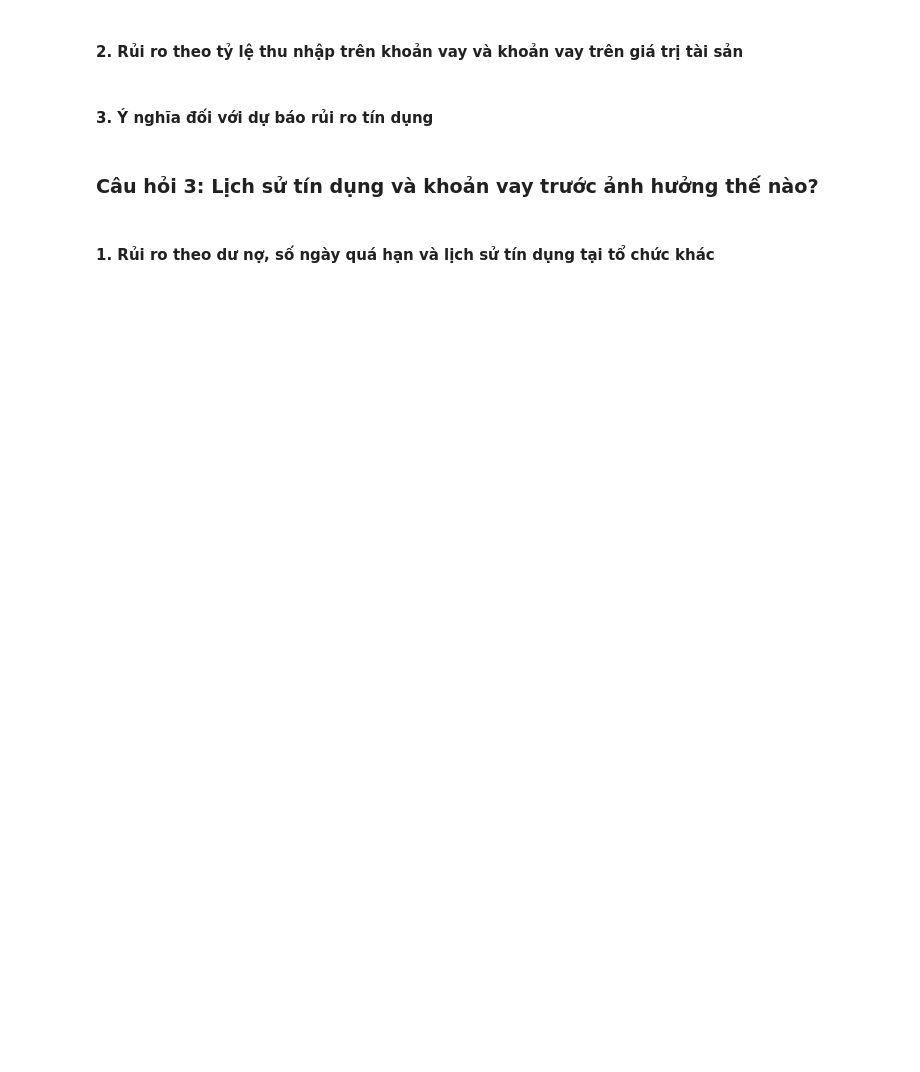
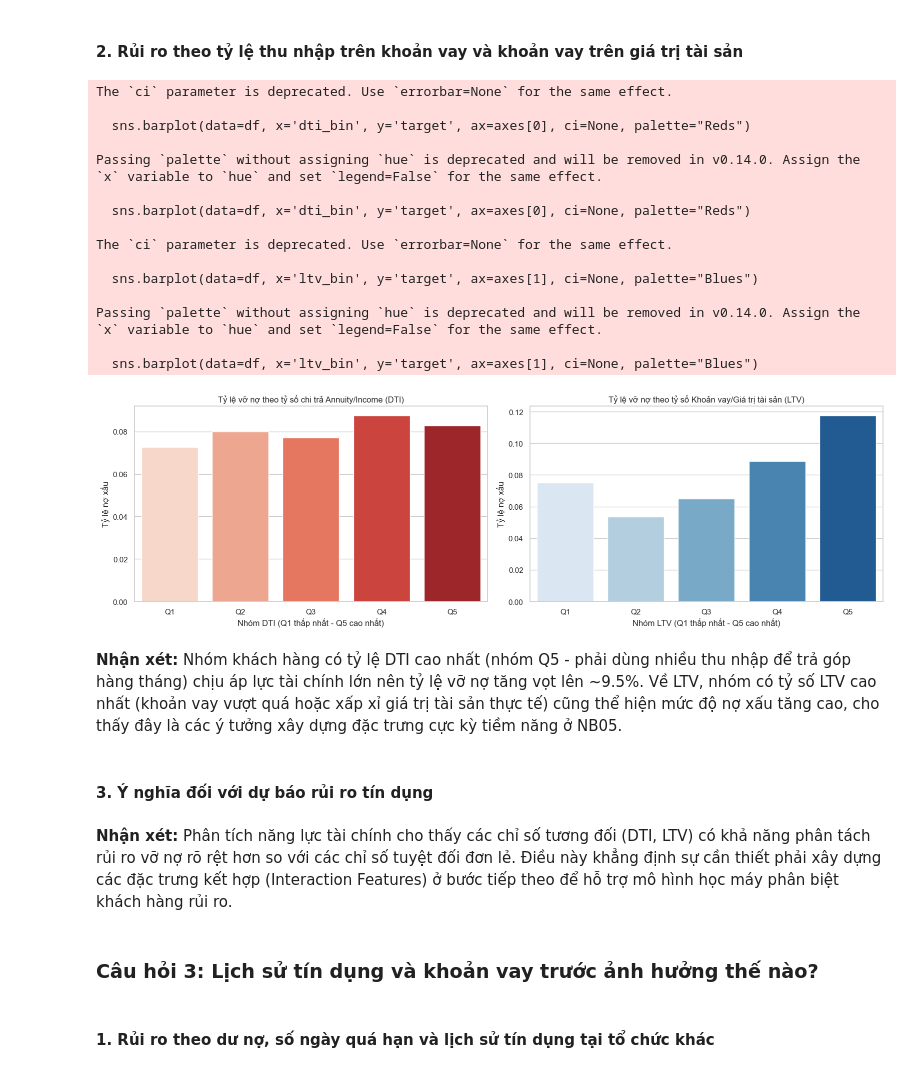
Before and after one commit to thanhhung9720001-collab/credit-risk-classifier, a Jupyter notebook: notebooks/04_eda_visualization.ipynb, the cells around one changed output. Drawn from its saved outputs; the diff is of its cells as text; code cells hidden in the pictures; blank space fills up the shorter version.

```diff
--- a/notebooks/04_eda_visualization.ipynb
+++ b/notebooks/04_eda_visualization.ipynb
@@ -45,7 +288,51 @@ DỰ ÁN: XÂY DỰNG MÔ HÌNH PHÂN LOẠI VÀ DỰ BÁO RỦI RO KHÁCH HÀNG
 # %% [markdown]
 #### 2. Rủi ro theo tỷ lệ thu nhập trên khoản vay và khoản vay trên giá trị tài sản
+# %%
+# Tạo 2 biến tỷ lệ tài chính phái sinh trong bộ nhớ để làm EDA
+df['dti'] = df['amt_annuity'] / (df['amt_income_total'] + 1) # Nợ trả hàng năm / Thu nhập năm
+df['ltv'] = df['amt_credit'] / (df['amt_goods_price'] + 1)   # Khoản vay / Giá trị tài sản mua
+
+# Phân nhóm 5 khoảng
+df['dti_bin'] = pd.qcut(df['dti'].dropna(), q=5, labels=['Q1', 'Q2', 'Q3', 'Q4', 'Q5'])
+df['ltv_bin'] = pd.qcut(df['ltv'].dropna(), q=5, labels=['Q1', 'Q2', 'Q3', 'Q4', 'Q5'])
+
+fig, axes = plt.subplots(1, 2, figsize=(16, 5))
+
+sns.barplot(data=df, x='dti_bin', y='target', ax=axes[0], ci=None, palette="Reds")
+axes[0].set_title("Tỷ lệ vỡ nợ theo tỷ số chi trả Annuity/Income (DTI)")
+axes[0].set_xlabel("Nhóm DTI (Q1 thấp nhất - Q5 cao nhất)")
+axes[0].set_ylabel("Tỷ lệ nợ xấu")
+
+sns.barplot(data=df, x='ltv_bin', y='target', ax=axes[1], ci=None, palette="Blues")
+axes[1].set_title("Tỷ lệ vỡ nợ theo tỷ số Khoản vay/Giá trị tài sản (LTV)")
+axes[1].set_xlabel("Nhóm LTV (Q1 thấp nhất - Q5 cao nhất)")
+axes[1].set_ylabel("Tỷ lệ nợ xấu")
+
+plt.tight_layout()
+plt.show()
+# %% [output]
+The `ci` parameter is deprecated. Use `errorbar=None` for the same effect.
+
+  sns.barplot(data=df, x='dti_bin', y='target', ax=axes[0], ci=None, palette="Reds")
+
+Passing `palette` without assigning `hue` is deprecated and will be removed in v0.14.0. Assign the `x` variable to `hue` and set `legend=False` for the same effect.
+
+  sns.barplot(data=df, x='dti_bin', y='target', ax=axes[0], ci=None, palette="Reds")
+
+The `ci` parameter is deprecated. Use `errorbar=None` for the same effect.
+
+  sns.barplot(data=df, x='ltv_bin', y='target', ax=axes[1], ci=None, palette="Blues")
+
+Passing `palette` without assigning `hue` is deprecated and will be removed in v0.14.0. Assign the `x` variable to `hue` and set `legend=False` for the same effect.
+
+  sns.barplot(data=df, x='ltv_bin', y='target', ax=axes[1], ci=None, palette="Blues")
+[figure, added]
+# %% [markdown]
+**Nhận xét:** Nhóm khách hàng có tỷ lệ DTI cao nhất (nhóm Q5 - phải dùng nhiều thu nhập để trả góp hàng tháng) chịu áp lực tài chính lớn nên tỷ lệ vỡ nợ tăng vọt lên ~9.5%. Về LTV, nhóm có tỷ số LTV cao nhất (khoản vay vượt quá hoặc xấp xỉ giá trị tài sản thực tế) cũng thể hiện mức độ nợ xấu tăng cao, cho thấy đây là các ý tưởng xây dựng đặc trưng cực kỳ tiềm năng ở NB05.
 # %% [markdown]
 #### 3. Ý nghĩa đối với dự báo rủi ro tín dụng
+# %% [markdown]
+**Nhận xét:** Phân tích năng lực tài chính cho thấy các chỉ số tương đối (DTI, LTV) có khả năng phân tách rủi ro vỡ nợ rõ rệt hơn so với các chỉ số tuyệt đối đơn lẻ. Điều này khẳng định sự cần thiết phải xây dựng các đặc trưng kết hợp (Interaction Features) ở bước tiếp theo để hỗ trợ mô hình học máy phân biệt khách hàng rủi ro.
 # %% [markdown]
 ### Câu hỏi 3: Lịch sử tín dụng và khoản vay trước ảnh hưởng thế nào?
 # %% [markdown]
```
Also changed, not shown: parts of 29 cells of this notebook, 1 other file.
